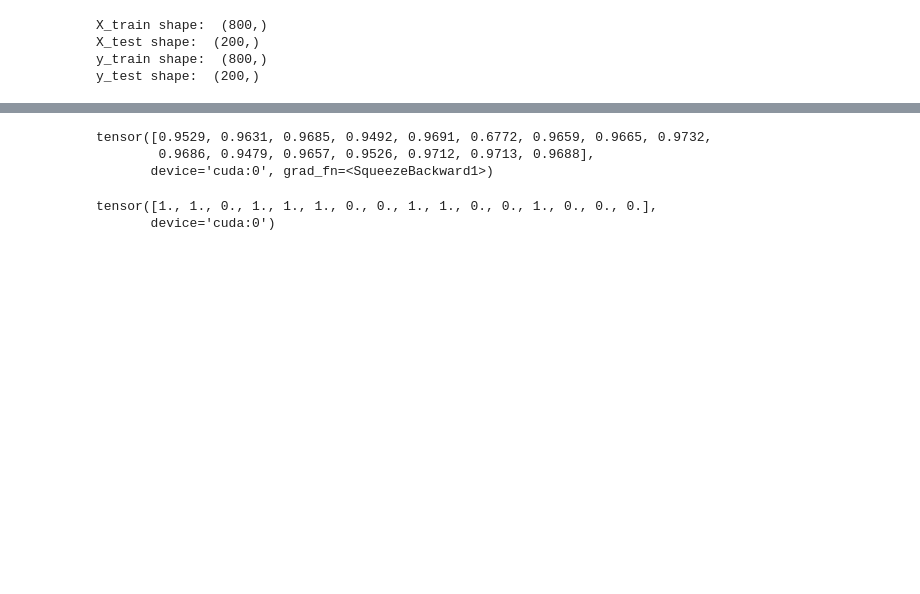
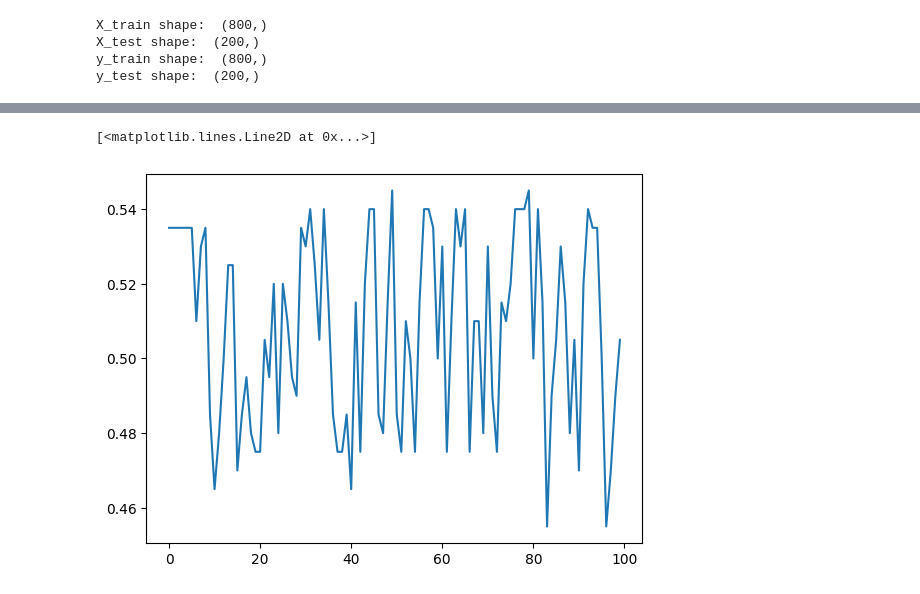
Before and after one commit to AshishSinha5/misc, a Jupyter notebook: misc_dl/huggingface-model-extention-binary-head.ipynb, the cells around one changed output, grey strips where cells are left out. Drawn from its saved outputs; the diff is of its cells as text; code cells hidden in the pictures; blank space fills up the shorter version.

```diff
--- a/misc_dl/huggingface-model-extention-binary-head.ipynb
+++ b/misc_dl/huggingface-model-extention-binary-head.ipynb
@@ -73,9 +77,11 @@ class BinaryHeadModel(nn.Module):
     def forward(self, x):
         x = self.model(**x, output_hidden_states=True, return_dict=True)
         # x = self.softmax(x['logits'][0][-1])
-        x = x.hidden_states[self.layer_to_use][:,-1,:]
+        x = x.hidden_states[self.layer_to_use][:,-1,:] # batch_size, last_token, hidden_size
         # print(x.shape)
+        x = nn.ReLU()(x)
         x = self.linear_1(x)
+        x = nn.ReLU()(x)
         # print(x.shape)
         x = self.linear_2(x)
         # print(x.shape)
@@ -90,7 +96,7 @@ class BinaryHeadModel(nn.Module):
     def loss_fn(self, y_pred, y_true):
         return self.loss(y_pred, y_true)
 
-custom_model = BinaryHeadModel()
+custom_model = BinaryHeadModel(layer_to_use = -1)
 custom_model.to(device)
 # %% [output]
 BinaryHeadModel(
@@ -189,9 +195,10 @@ test_dataset[0] = ('Japan is a name of a country.', tensor(1., device='cuda:0'))
 # %%
 # train the model
 batch_size = 16
-epochs = 3
-optimizer = optim.AdamW(custom_model.parameters(), lr=5e-5, eps=1e-8)
+epochs = 20
+optimizer = optim.AdamW(custom_model.parameters(), lr=1e-5, eps=1e-8)
 train_loader = DataLoader(train_dataset, batch_size=batch_size, shuffle=True, collate_fn=train_dataset.collate)
+results = []
 for epoch in range(epochs):
     for i, batch in tqdm(enumerate(train_loader)):
         optimizer.zero_grad()
@@ -210,6 +217,7 @@ for epoch in range(epochs):
                                           collate_fn=test_dataset.collate)
                 x_test, y_test = next(iter(test_dataloder))
                 y_pred = custom_model(x_test).detach().cpu().numpy()
-                y_pred = np.argmax(y_pred, axis=1)
+                y_pred = np.where(y_pred > 0.5, 1, 0)
                 print(f"Test Accuracy: {accuracy_score(y_test.detach().cpu().numpy(), y_pred)}")
+                results.append((epoch, i, loss.item(), accuracy_score(y_test.detach().cpu().numpy(), y_pred)))
 # %% [output]
@@ -229,11 +237,5 @@ Test Accuracy: 0.45
-# %%
-torch.squeeze(y_pred, dim = -1)
-# %% [output]
-tensor([0.9529, 0.9631, 0.9685, 0.9492, 0.9691, 0.6772, 0.9659, 0.9665, 0.9732,
-        0.9686, 0.9479, 0.9657, 0.9526, 0.9712, 0.9713, 0.9688],
-       device='cuda:0', grad_fn=<SqueezeBackward1>)
-# %%
-y
-# %% [output]
-tensor([1., 1., 0., 1., 1., 1., 0., 0., 1., 1., 0., 0., 1., 0., 0., 0.],
-       device='cuda:0')
+# %%
+plt.plot([acc for _,_,_,acc in results ])
+# %% [output]
+[<matplotlib.lines.Line2D at 0x...>]
+[figure, added]
```
Also changed, not shown: parts of 4 cells of this notebook.
